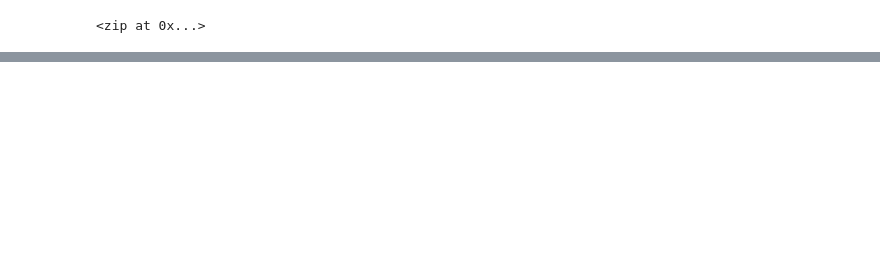
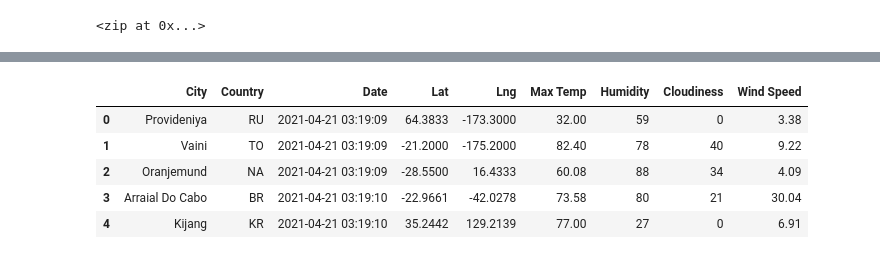
Before and after one commit to lmiles77/World_Weather_Analysis, a Jupyter notebook: WeatherPy.ipynb, the cells around one changed output, grey strips where cells are left out. Saved outputs shown, nothing was run; the diff lists cells and outputs as text; code cells hidden in the pictures; blank space fills up the shorter version.

```diff
--- a/WeatherPy.ipynb
+++ b/WeatherPy.ipynb
@@ -53,0 +256,9 @@ len(cities)
+# %%
+city_data_df.head()
+# %% [output]
+|  | City | Country | Date | Lat | Lng | Max Temp | Humidity | Cloudiness | Wind Speed |
+| 0 | Provideniya | RU | 2021-04-21 03:19:09 | 64.3833 | -173.3000 | 32.00 | 59 | 0 | 3.38 |
+| 1 | Vaini | TO | 2021-04-21 03:19:09 | -21.2000 | -175.2000 | 82.40 | 78 | 40 | 9.22 |
+| 2 | Oranjemund | NA | 2021-04-21 03:19:09 | -28.5500 | 16.4333 | 60.08 | 88 | 34 | 4.09 |
+| 3 | Arraial Do Cabo | BR | 2021-04-21 03:19:10 | -22.9661 | -42.0278 | 73.58 | 80 | 21 | 30.04 |
+| 4 | Kijang | KR | 2021-04-21 03:19:10 | 35.2442 | 129.2139 | 77.00 | 27 | 0 | 6.91 |
```
Also changed, not shown: parts of 15 cells of this notebook, 2 other files.
